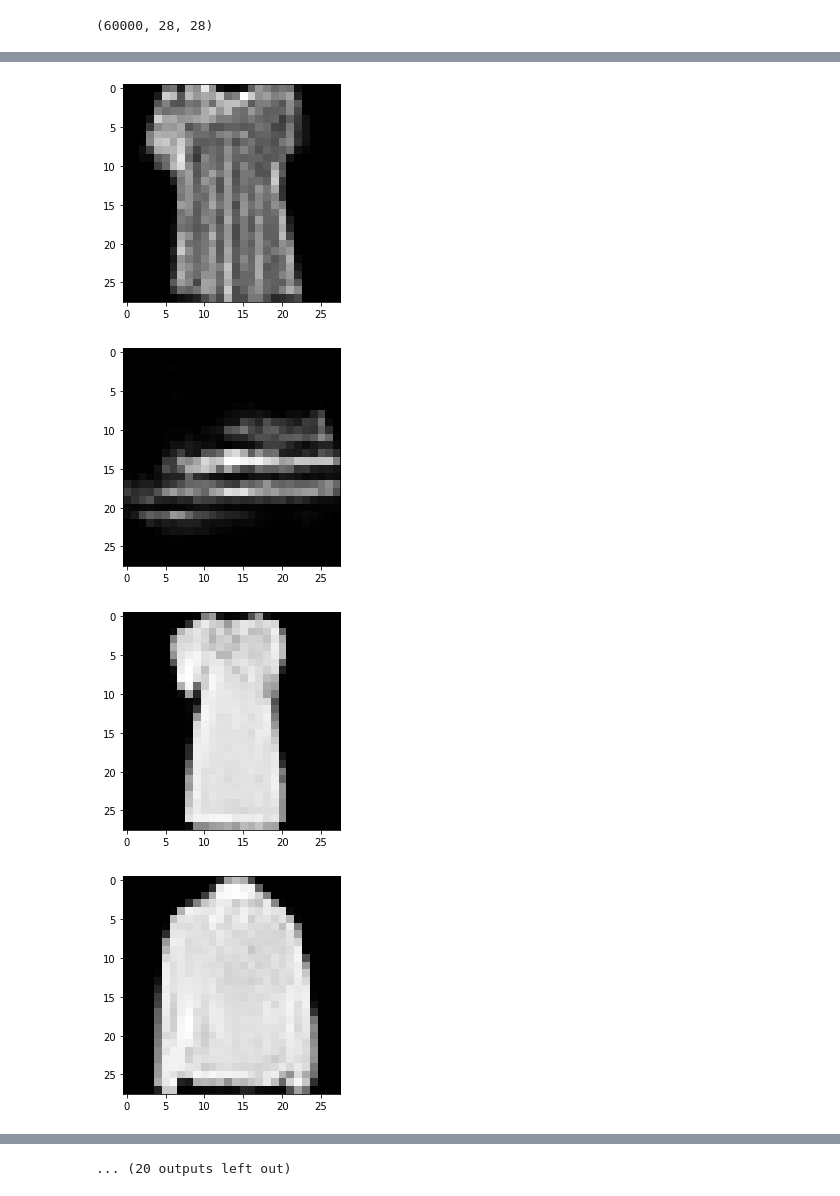
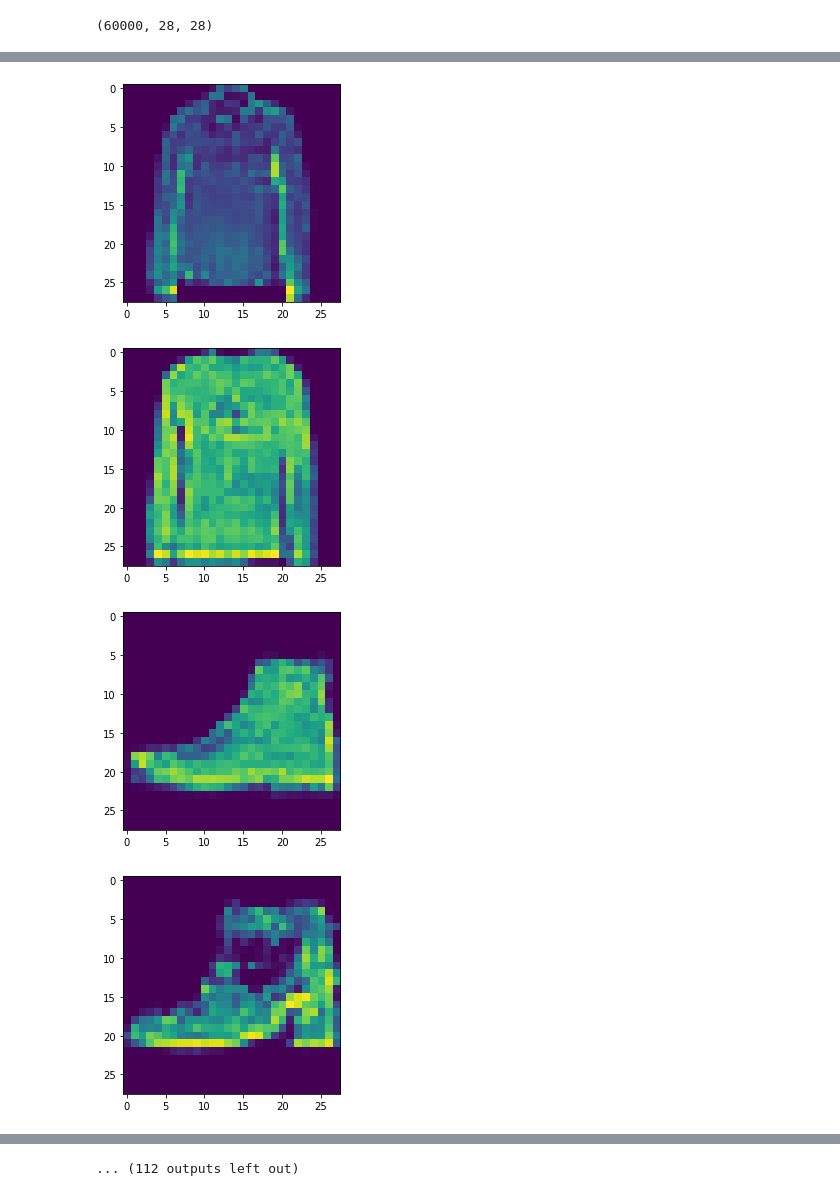
Before and after one commit to binram077/GAN-with-mnist-fashion-dataset, a Jupyter notebook: GAN.ipynb, the cells around one changed output, grey strips where cells are left out. Drawn from its saved outputs; the diff is of its cells as text; code cells hidden in the pictures.

```diff
--- a/GAN.ipynb
+++ b/GAN.ipynb
@@ -145,8 +119,8 @@ class Gan(keras.Model):
 # %%
+import random
 gan = Gan(64)
 gan.compile(
     d_optimizer=tf.optimizers.Adam(learning_rate=0.0001),
     g_optimizer=tf.optimizers.Adam(learning_rate=0.0001),
     loss_fn=tf.losses.binary_crossentropy,
 )
-gan.fit(X_train,batch_size=32,epochs=15)
@@ -171,0 +127,2 @@ Epoch 15/15
+# %%
+gan.fit(X_train,batch_size=32,epochs=20)
@@ -172,7 +148,7 @@ Epoch 15/15
 # %%
-latent_vector = np.random.normal(size = (32,gan.latent_dim))
+latent_vector = np.random.normal(size = (124,gan.latent_dim))
 generated_ims = gan.generator(latent_vector)
-for i in range(32):
-  plt.imshow(np.squeeze(generated_ims[i]),cmap = 'gray')
+for i in range(124):
+  plt.imshow(np.squeeze(generated_ims[i]))
   plt.show()
 # %% [output]
@@ -180,4 +156,4 @@ for i in range(32):
-[figure, old version]
+[figure, new version]
-[figure, old version]
+[figure, new version]
-[figure, old version]
+[figure, new version]
-[figure, old version]
+[figure, new version]
@@ -191 +167 @@ for i in range(32):
-... (20 outputs left out)
+... (112 outputs left out)
```
Also changed, not shown: parts of 8 cells of this notebook.
